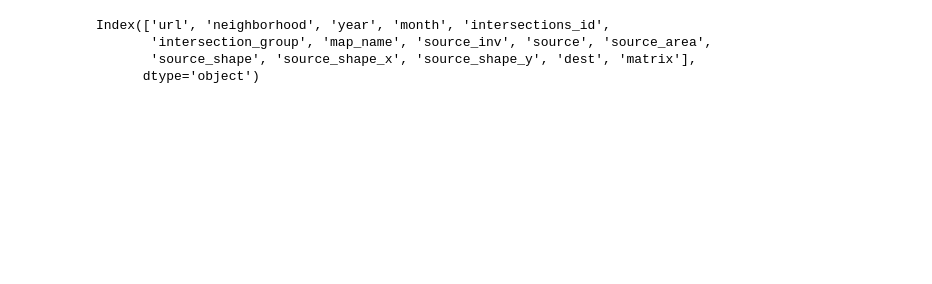
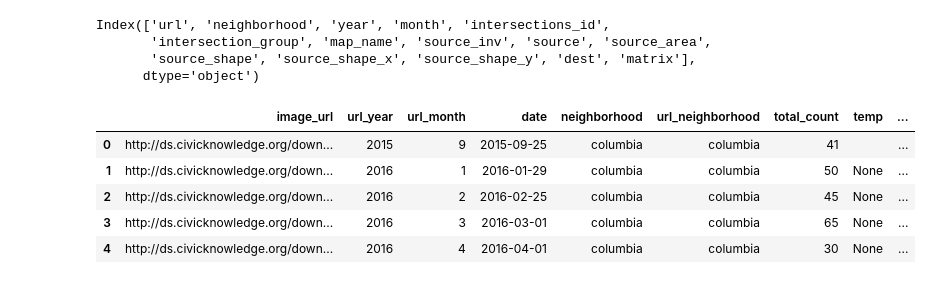
Before and after one commit to sandiegodata-projects/homelessness, a Jupyter notebook: datasets/sandiegodata.org-downtown_cv/notebooks/rundf.ipynb, the cells around one changed output. Saved outputs shown, nothing was run; the diff lists cells and outputs as text; code cells hidden in the pictures; blank space fills up the shorter version.

```diff
--- a/datasets/sandiegodata.org-downtown_cv/notebooks/rundf.ipynb
+++ b/datasets/sandiegodata.org-downtown_cv/notebooks/rundf.ipynb
@@ -160,3 +160,39 @@ Index(['url', 'neighborhood', 'year', 'month', 'intersections_id',
        'intersection_group', 'map_name', 'source_inv', 'source', 'source_area',
        'source_shape', 'source_shape_x', 'source_shape_y', 'dest', 'matrix'],
       dtype='object')
+# %%
+
+fa = dtcv.file_df()
+
+n_map = {
+    'Columbia': 'columbia',
+    'east_vllage': 'east_village',
+    'East Village':  'east_village',
+    'East Village N': 'east_village',
+    'east villiage':  'east_village',
+    'Gaslamp': 'gaslamp',
+    'Marina': 'marina',
+}
+
+fa = fa.replace('2017-03-30\n','2017-03-30') # Error in one of the dates
+fa['neighborhood'] = fa.neighborhood.replace(n_map)
+fa['rain'] = fa.rain.fillna('')
+fa['temp'] = pd.to_numeric(fa.temp, errors='ignore')
+
+from pathlib import Path
+fa['url_year'] = fa.image_url.apply(lambda v: int(Path(v.strip()).stem[0:4]))
+fa['url_month'] = fa.image_url.apply(lambda v: int(Path(v.strip()).stem[4:6]))
+fa['date'] = pd.to_datetime(fa.apply(lambda r: r.date if r.date else f'{r.url_year}-{r.url_month:02d}-01' , axis=1))
+fa['url_neighborhood']  = fa.image_url.apply(lambda v: v.strip().split('/')[-2])
+fa['neighborhood']  = fa.apply(lambda r: r.neighborhood if r.neighborhood else r.url_neighborhood, axis =1 )
+
+
+fa = fa[['image_url', 'url_year', 'url_month', 'date', 'neighborhood', 'url_neighborhood', 'total_count', 'temp', 'rain',]]
+fa.head()
+# %% [output]
+|  | image_url | url_year | url_month | date | neighborhood | url_neighborhood | total_count | temp | ... |
+| 0 | http://ds.civicknowledge.org/down... | 2015 | 9 | 2015-09-25 | columbia | columbia | 41 |  | ... |
+| 1 | http://ds.civicknowledge.org/down... | 2016 | 1 | 2016-01-29 | columbia | columbia | 50 | None | ... |
+| 2 | http://ds.civicknowledge.org/down... | 2016 | 2 | 2016-02-25 | columbia | columbia | 45 | None | ... |
+| 3 | http://ds.civicknowledge.org/down... | 2016 | 3 | 2016-03-01 | columbia | columbia | 65 | None | ... |
+| 4 | http://ds.civicknowledge.org/down... | 2016 | 4 | 2016-04-01 | columbia | columbia | 30 | None | ... |
```
Also changed, not shown: parts of 2 cells of this notebook, 8 other files.
